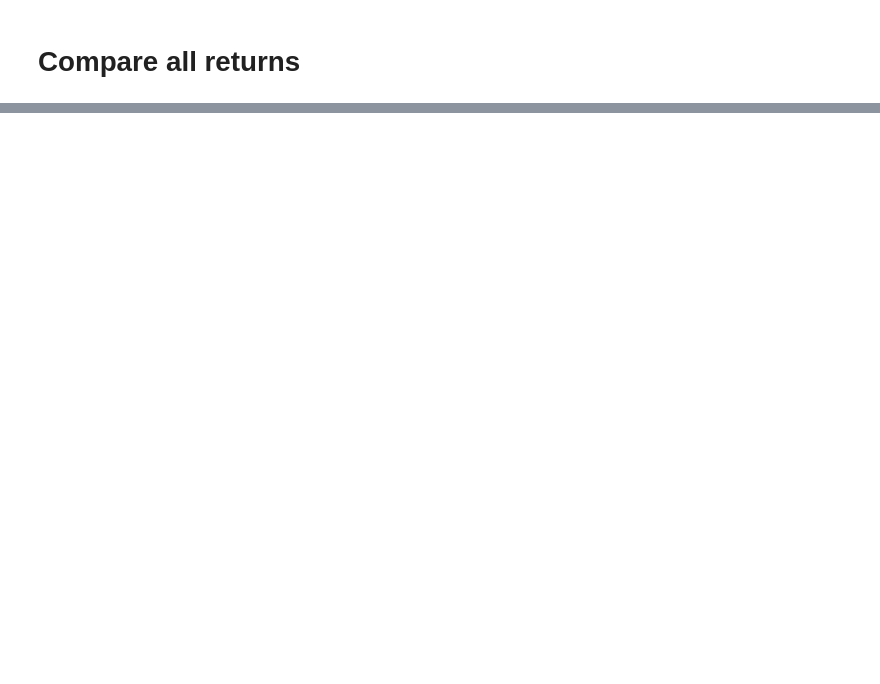
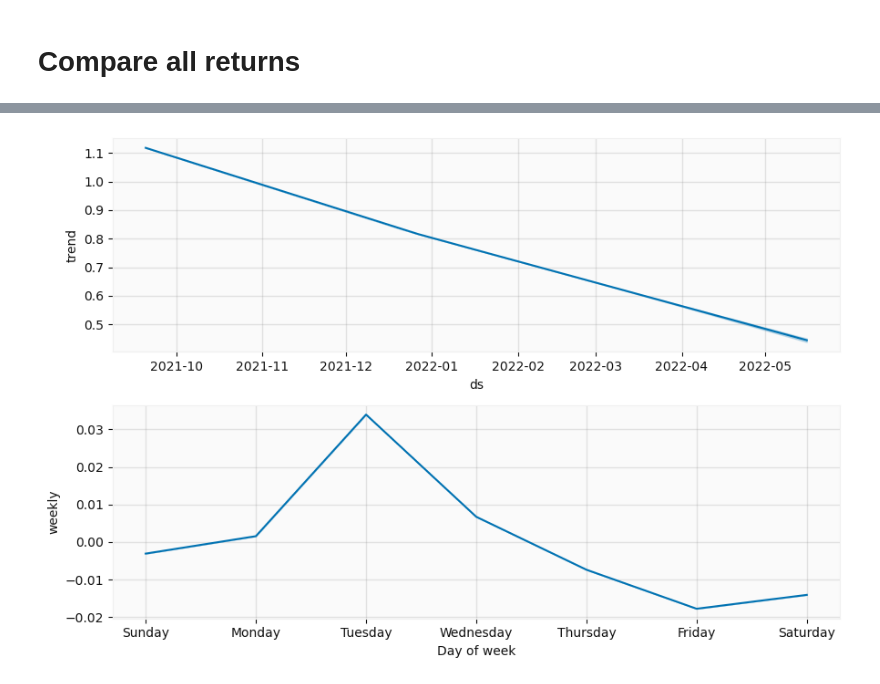
Before and after one commit to MattChinchilla/DATA_SCIENCE, a Jupyter notebook: TimeSeries/crypto_forecast_v1.ipynb, the cells around one changed output, grey strips where cells are left out. Saved outputs shown, nothing was run; the diff lists cells and outputs as text; code cells hidden in the pictures; blank space fills up the shorter version.

```diff
--- a/TimeSeries/crypto_forecast_v1.ipynb
+++ b/TimeSeries/crypto_forecast_v1.ipynb
@@ -183,0 +222,4 @@ df
+# %%
+fig2 = m.plot_components(forecast)
+# %% [output]
+[figure, added]
```
Also changed, not shown: parts of 9 cells of this notebook.
